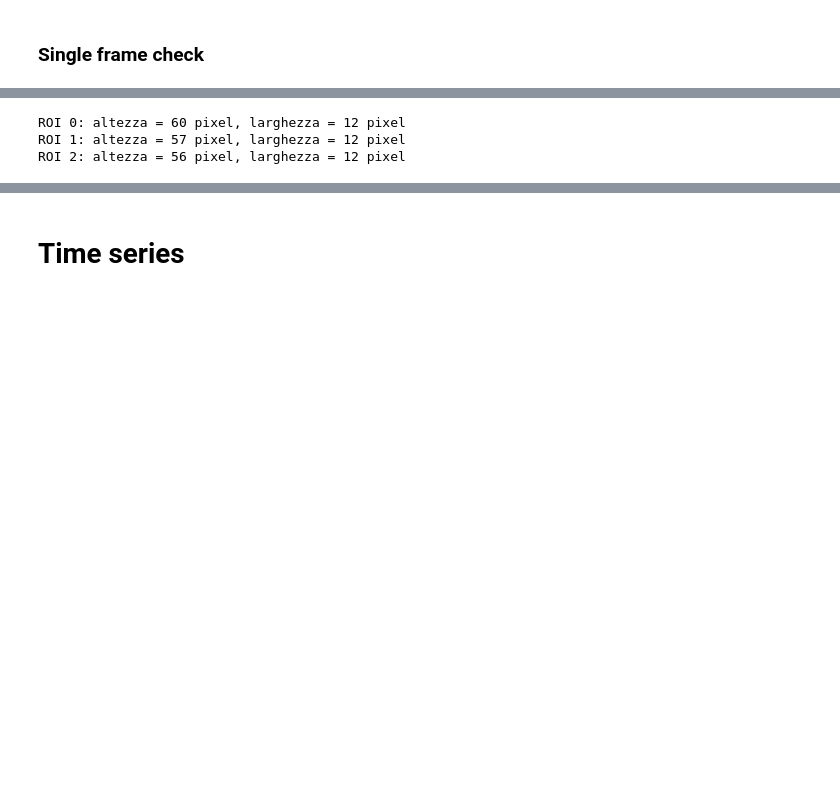
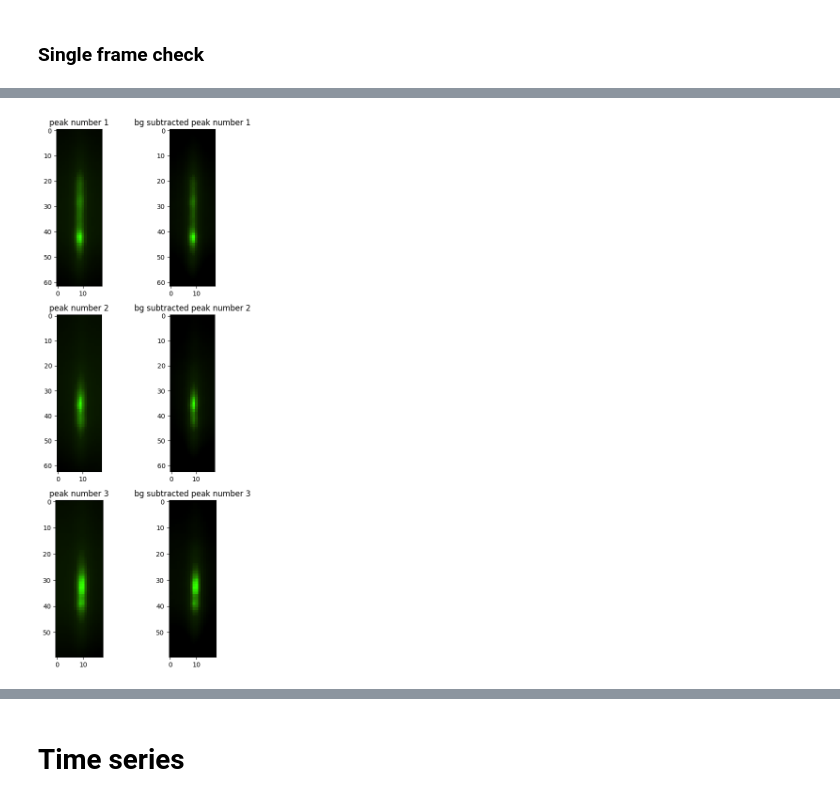
Before and after one commit to pietromani01/PLD-scripts, a Jupyter notebook: analysis.ipynb, the cells around one changed output, grey strips where cells are left out. Saved outputs shown, nothing was run; the diff lists cells and outputs as text; code cells hidden in the pictures; blank space fills up the shorter version.

```diff
--- a/analysis.ipynb
+++ b/analysis.ipynb
@@ -74,30 +66,3 @@ rheed_slider.observe(on_slider_change, names="value")
 rheed_slider
 # %% [output]
 [interactive output not drawn]
-# %%
-# Ricarica il modulo
-import importlib
-importlib.reload(pld)
-
-# Ricrea i frame con height aumentato
-analyzer.generate_frames(
-    sigma=1,
-    params={
-        "min_distance": 10,
-        "threshold_rel": 0.1,
-        "height": 60,  # Aumentato da 90
-    }
-)
-
-# Verifica l'altezza delle ROI
-frame = analyzer.frames[0]
-rois = frame.get_regions_of_interest()
-for i, roi in enumerate(rois):
-    top, bottom, left, right = roi
-    height = bottom - top
-    width = right - left
-    print(f"ROI {i}: altezza = {height} pixel, larghezza = {width} pixel")
-# %% [output]
-ROI 0: altezza = 60 pixel, larghezza = 12 pixel
-ROI 1: altezza = 57 pixel, larghezza = 12 pixel
-ROI 2: altezza = 56 pixel, larghezza = 12 pixel
@@ -103,0 +71,42 @@ ROI 2: altezza = 56 pixel, larghezza = 12 pixel
+# %%
+from matplotlib.colors import LinearSegmentedColormap
+colors = [
+    (0.00, "#000000"),
+    (0.60, "#0C2000"),
+    (0.75, "#184000"),
+    (0.90, "#247F00"),
+    (1.00, "#32FF00"),
+]
+
+# Crea una colormap matplotlib
+cmap = LinearSegmentedColormap.from_list("my_green_map", colors)
+analyzer.generate_frames(
+    sigma=1,
+    params={
+        "min_distance": 10,
+        "threshold_rel": 0.1,
+        "width": 18,
+        "height": 70,
+    }
+)
+frame0=analyzer.frames[1000]
+
+img=frame0.data
+
+fig,ax=plt.subplots(3, 2, figsize=(6, 12))
+
+for i, (t, b, l, r) in enumerate(frame0.ROIs):
+    roi = frame0.data[t:b, l:r]
+    ax[i,0].imshow(roi, cmap=cmap)
+    ax[i,0].set_title('peak number {}'.format(i+1))
+
+bg_sub=analyzer.get_bg_subtracted_ROIs(bg_method="annulus",annulus_pad=2)
+for i in range(len(frame0.ROIs)):
+    ax[i,1].imshow(bg_sub[1000][i], cmap=cmap)
+    ax[i,1].set_title('bg subtracted peak number {}'.format(i+1))
+
+plt.tight_layout()
+plt.show()
+analyzer.plot_integrated_ROIs()
+# %% [output]
+[figure, added]
```
Also changed, not shown: parts of 6 cells of this notebook, 1 other file.
